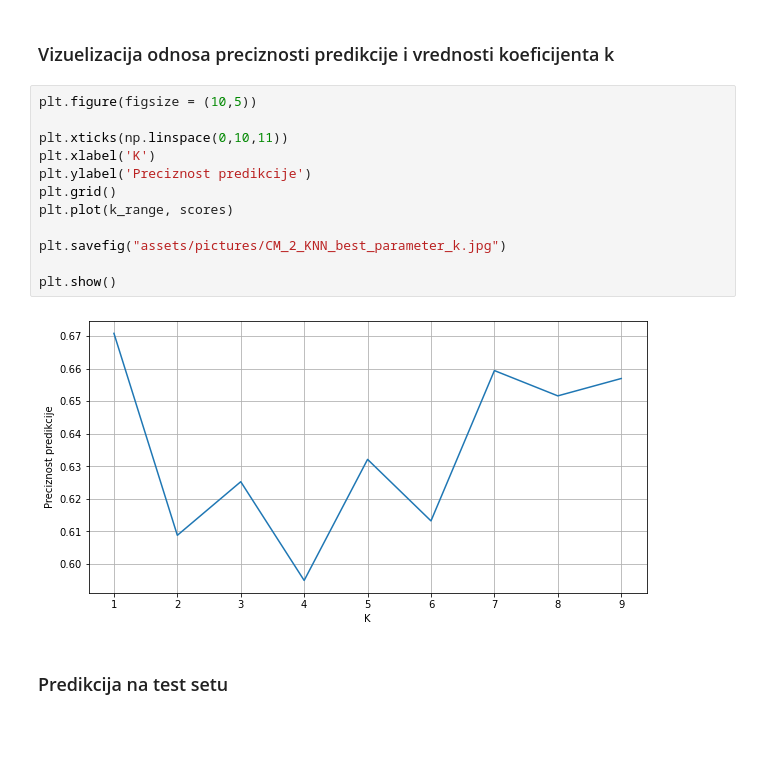
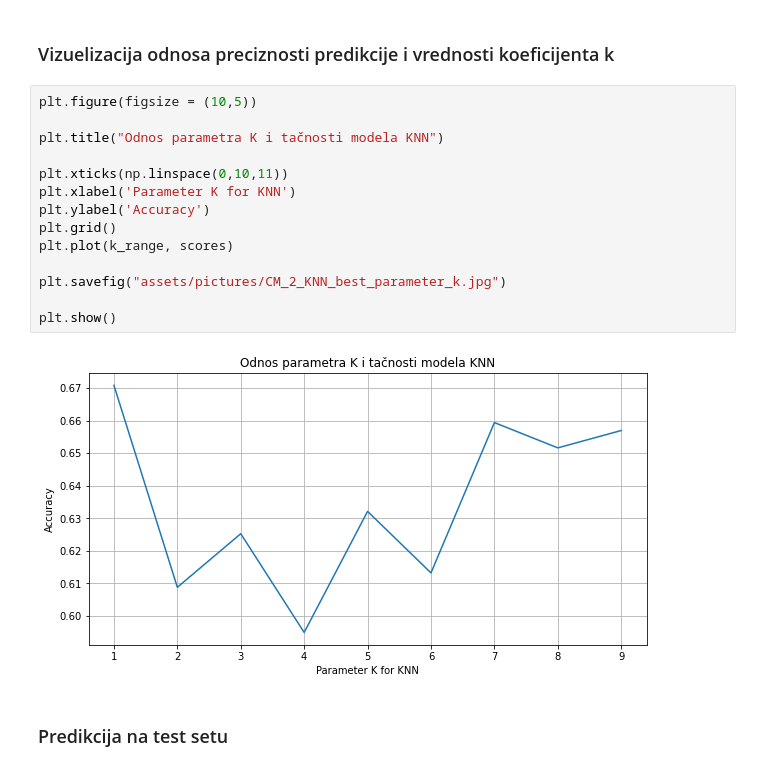
Before and after one commit to apekovic/ml-lymph-node-classification, a Jupyter notebook: 01_klasicni_pristup_klasifikaciji.ipynb, the cells around one changed output. Drawn from its saved outputs; the diff is of its cells as text; blank space fills up the shorter version.

```diff
--- a/01_klasicni_pristup_klasifikaciji.ipynb
+++ b/01_klasicni_pristup_klasifikaciji.ipynb
@@ -565,17 +585,19 @@ Parametar k sa najvecom preciznoscu:  7
 # %%
 plt.figure(figsize = (10,5))
 
+plt.title("Odnos parametra K i tačnosti modela KNN")
+
 plt.xticks(np.linspace(0,10,11))
-plt.xlabel('K')
-plt.ylabel('Preciznost predikcije')
+plt.xlabel('Parameter K for KNN')
+plt.ylabel('Accuracy')
 plt.grid()
 plt.plot(k_range, scores)
 
 plt.savefig("assets/pictures/CM_2_KNN_best_parameter_k.jpg")
 
 plt.show()
 # %% [output]
-[figure, old version]
+[figure, new version]
 # %% [markdown]
 ### Predikcija na test setu
 # %%
```
Also changed, not shown: parts of 113 cells of this notebook.
